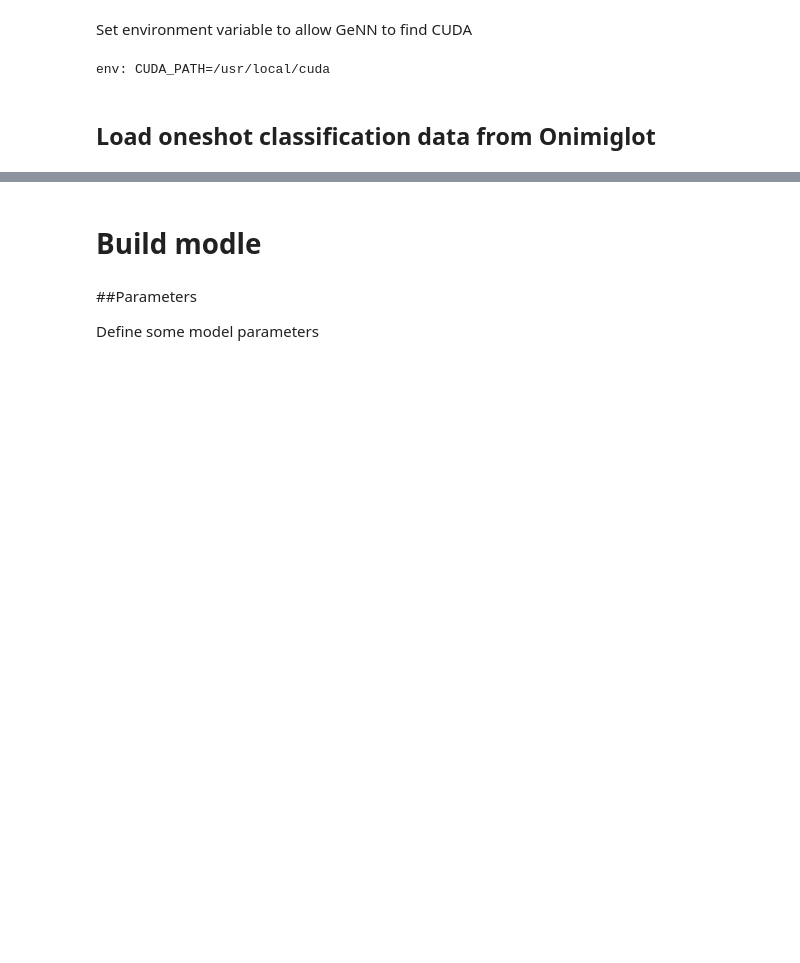
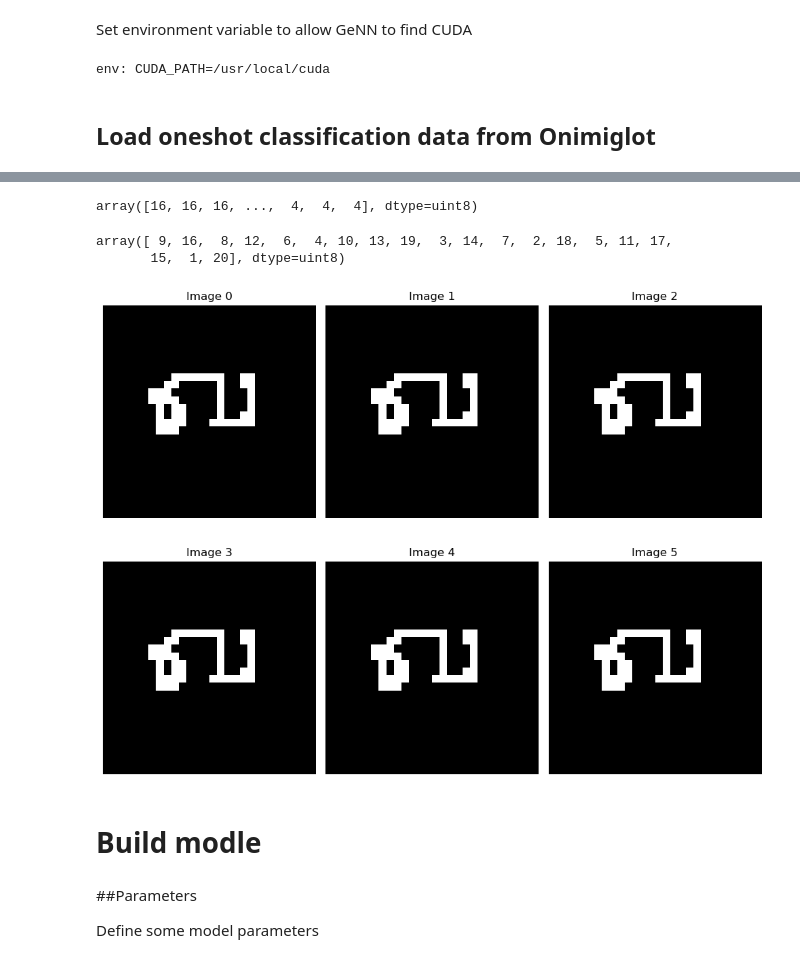
Before and after one commit to eatprotein/draughts, a Jupyter notebook: oneshot-snn.ipynb, the cells around one changed output, grey strips where cells are left out. Saved outputs shown, nothing was run; the diff lists cells and outputs as text; code cells hidden in the pictures; blank space fills up the shorter version.

```diff
--- a/oneshot-snn.ipynb
+++ b/oneshot-snn.ipynb
@@ -153,2 +174,2 @@ from ml_genn.compilers.event_prop_compiler import default_params
 # %%
-# train_images, train_labels, test_images, test_labels = load_images(data_url)
+train_images, train_labels, test_images, test_labels = load_images(data_url)
@@ -173,7 +178,9 @@ dir_path = '/kaggle/input/oneshotprocesseddata/'
-# %%
-train_images = np.load(dir_path +'v1-processedData'+'train_images.npy')
-train_labels = np.load(dir_path +'v1-processedData'+'train_labels.npy')
-train_labels_int = np.load(dir_path +'v1-processedData'+'train_labels_int.npy')
-test_images = np.load(dir_path+'v1-processedData' +'test_images.npy')
-test_labels_int = np.load(dir_path +'v1-processedData'+'test_labels.npy')
-train_labels = np.load(dir_path +'v1-processedData'+'train_labels_int.npy')
+# %%
+def expand_data(train_images, train_labels):
+    expanded_train_images = np.repeat(train_images, 100, axis=0)
+    expanded_train_labels = np.repeat(train_labels, 100, axis=0)
+    return expanded_train_images, expanded_train_labels
+
+# Usage example
+# train_images, train_labels, test_images, test_labels = load_images(path)
+train_images, train_labels = expand_data(train_images, train_labels)
@@ -180,3 +235,35 @@ train_labels = np.load(dir_path +'v1-processedData'+'train_labels_int.npy')
+# %%
+train_labels
+# %% [output]
+array([16, 16, 16, ...,  4,  4,  4], dtype=uint8)
+# %%
+test_labels
+# %% [output]
+array([ 9, 16,  8, 12,  6,  4, 10, 13, 19,  3, 14,  7,  2, 18,  5, 11, 17,
+       15,  1, 20], dtype=uint8)
+# %%
+# import cv2
+# Define the number of rows and columns in the grid
+num_rows = 2
+num_cols = 3
+
+# Create a grid of subplots
+fig, axes = plt.subplots(num_rows, num_cols, figsize=(10, 8))
+
+# Iterate through the images and plot them in the grid
+for i, ax in enumerate(axes.flat):
+    # Display the image
+    ax.imshow(train_images[i], cmap='gray')
+    ax.set_title(f"Image {i}")
+    ax.axis('off')
+
+# Adjust the spacing between subplots
+plt.tight_layout()
+
+# Show the plot
+plt.show()
+# %% [output]
+[figure, added]
 # %% [markdown]
 # Build modle
 # %% [markdown]
```
Also changed, not shown: parts of 19 cells of this notebook.
